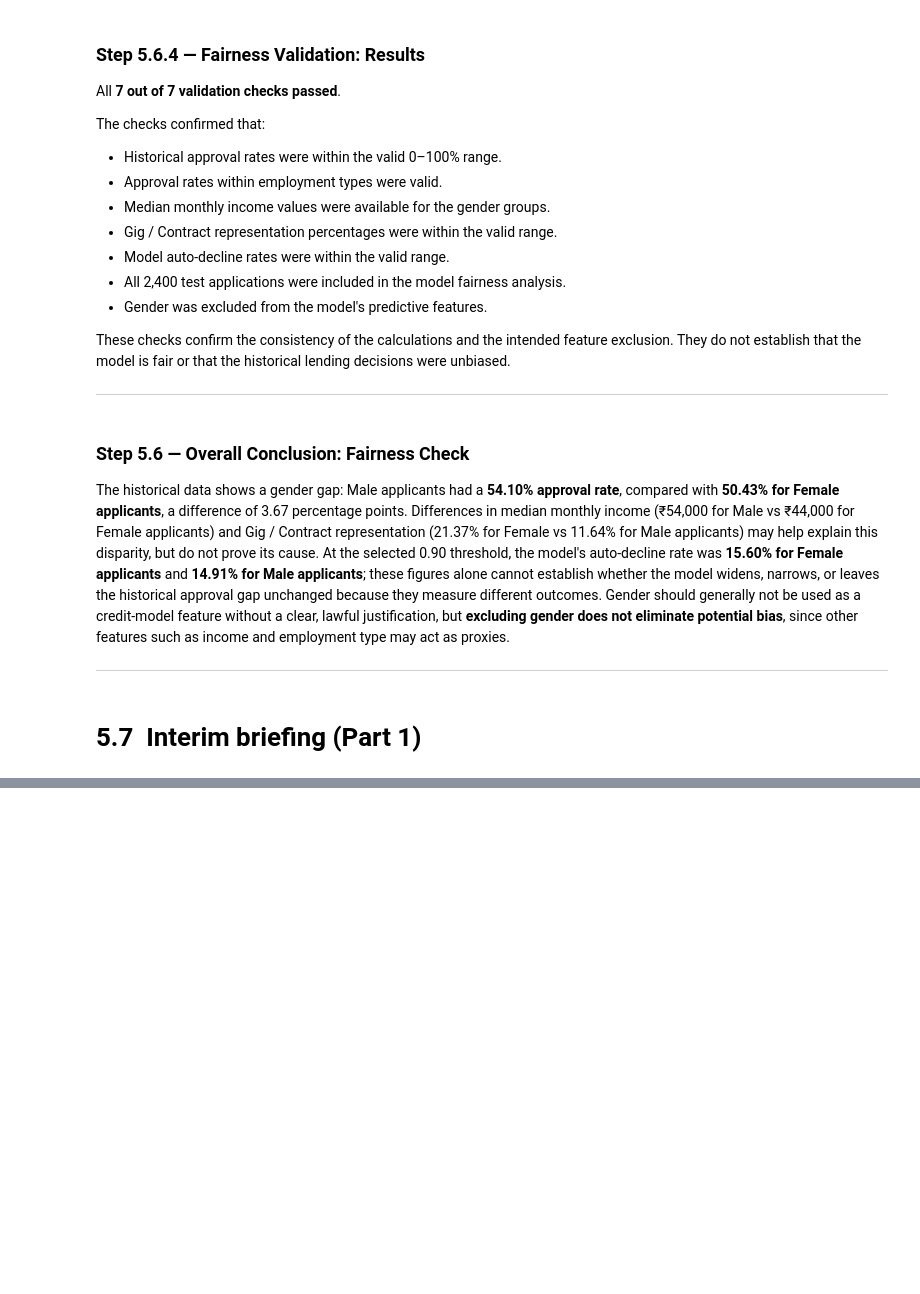
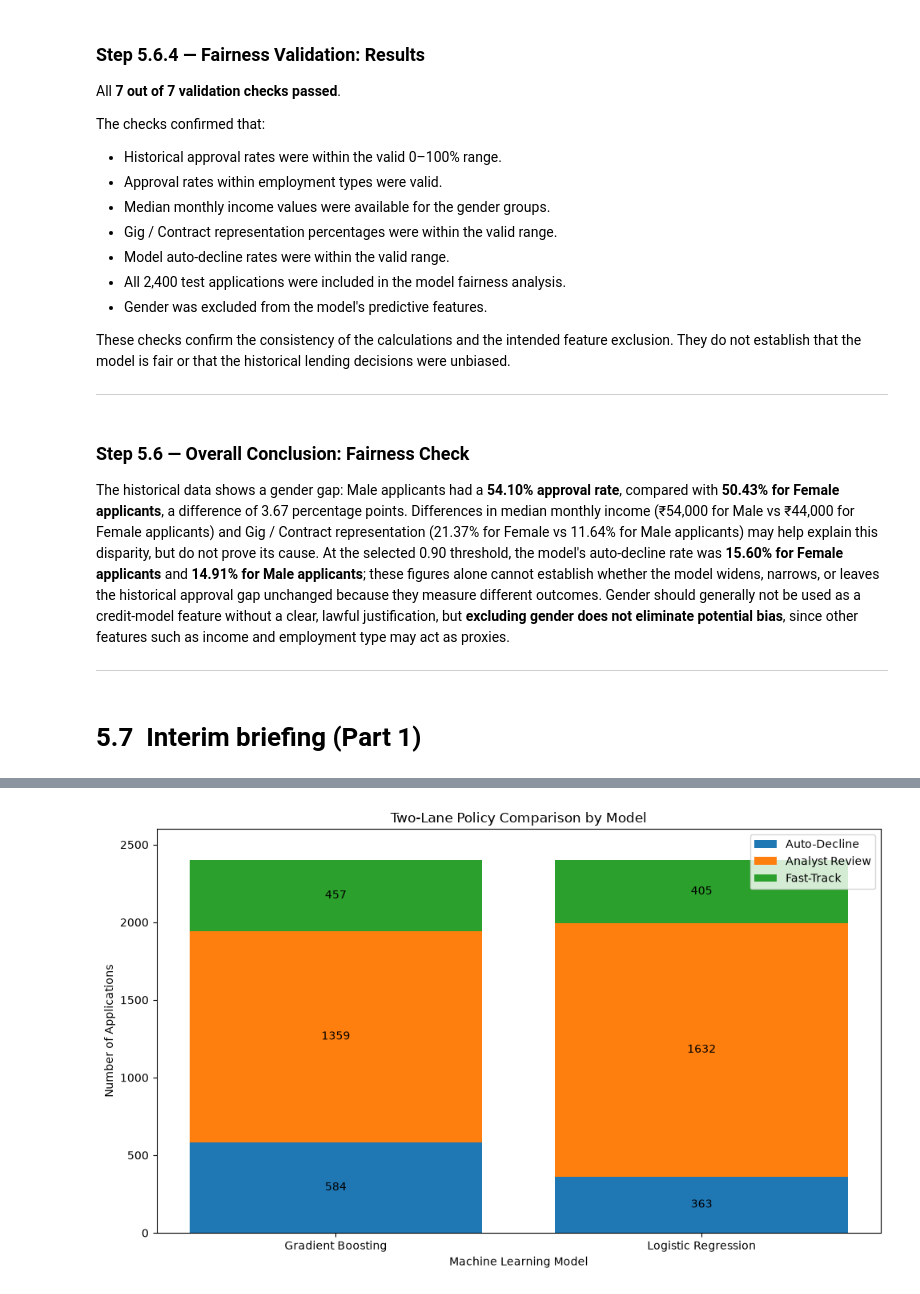
Before and after one commit to rameshworkmail111-stack/Mini_UseCase_02_Credit_Pre-Screening_Engine, a Jupyter notebook: VALLE_RAMESH_MUC02_Path3_Notebook.ipynb, the cells around one changed output, grey strips where cells are left out. Cells and saved outputs as stored; diff of their text form; code cells hidden in the pictures; blank space fills up the shorter version.

```diff
--- a/VALLE.RAMESH_MUC02_Path3_Notebook.ipynb
+++ b/VALLE_RAMESH_MUC02_Path3_Notebook.ipynb
@@ -3080,0 +4028,93 @@ The Logistic Regression model's recommended auto-decline threshold is **0.90**,
+# %%
+# Step 5.10.4 — Stacked Bar Chart: Two-Lane Policy Comparison
+
+import matplotlib.pyplot as plt
+import numpy as np
+
+# Model names
+model_names = ["Gradient Boosting", "Logistic Regression"]
+
+# Retrieve the best safe threshold results for each model
+gb_policy = gb_safe_pairs.iloc[0]
+logistic_policy = logistic_safe_pairs.iloc[0]
+
+# Application counts for each decision lane
+auto_declined_counts = [
+    int(gb_policy["Auto-Declined"]),
+    int(logistic_policy["Auto-Declined"])
+]
+
+review_counts = [
+    int(gb_policy["Sent to Review"]),
+    int(logistic_policy["Sent to Review"])
+]
+
+fast_tracked_counts = [
+    int(gb_policy["Fast-Tracked"]),
+    int(logistic_policy["Fast-Tracked"])
+]
+
+# Create the stacked bar chart
+plt.figure(figsize=(10, 6))
+
+bars_declined = plt.bar(
+    model_names,
+    auto_declined_counts,
+    label="Auto-Decline"
+)
+
+bars_review = plt.bar(
+    model_names,
+    review_counts,
+    bottom=auto_declined_counts,
+    label="Analyst Review"
+)
+
+stack_bottom = np.array(auto_declined_counts) + np.array(review_counts)
+
+bars_fast_track = plt.bar(
+    model_names,
+    fast_tracked_counts,
+    bottom=stack_bottom,
+    label="Fast-Track"
+)
+
+# Add counts inside each segment
+for bars in [bars_declined, bars_review, bars_fast_track]:
+    for bar in bars:
+        height = bar.get_height()
+
+        if height > 0:
+            plt.text(
+                bar.get_x() + bar.get_width() / 2,
+                bar.get_y() + height / 2,
+                f"{int(height)}",
+                ha="center",
+                va="center"
+            )
+
+plt.title("Two-Lane Policy Comparison by Model")
+plt.xlabel("Machine Learning Model")
+plt.ylabel("Number of Applications")
+plt.ylim(0, 2600)
+plt.legend()
+plt.tight_layout()
+plt.show()
+
+# Validate that each model accounts for all test applications
+for i, model_name in enumerate(model_names):
+    total = (
+        auto_declined_counts[i]
+        + review_counts[i]
+        + fast_tracked_counts[i]
+    )
+
+    print(f"{model_name}: {total:,} applications")
+
+    assert total == len(y_test), (
+        f"Lane counts do not sum to the test-set size for {model_name}."
+    )
+
+print("\nValidation passed: all test applications are accounted for.")
+# %% [output]
+[figure, added]
```
Also changed, not shown: parts of 44 cells of this notebook, 1 other file.
